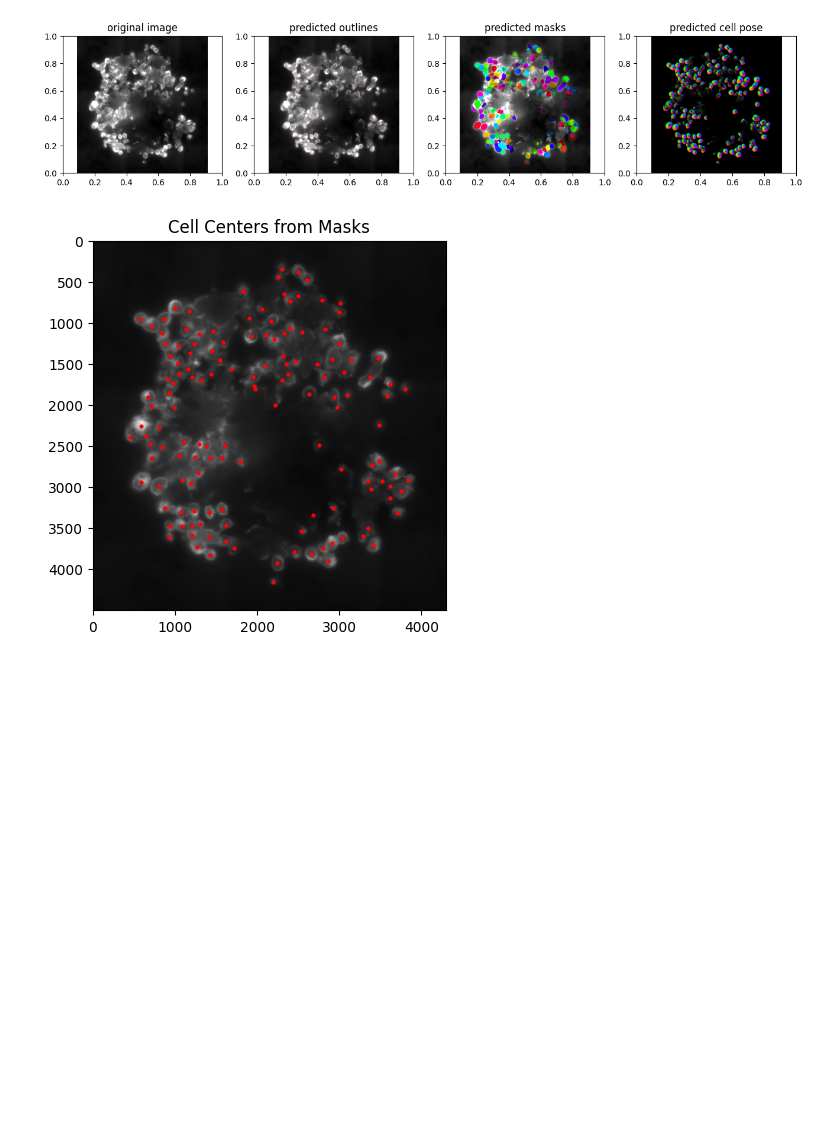
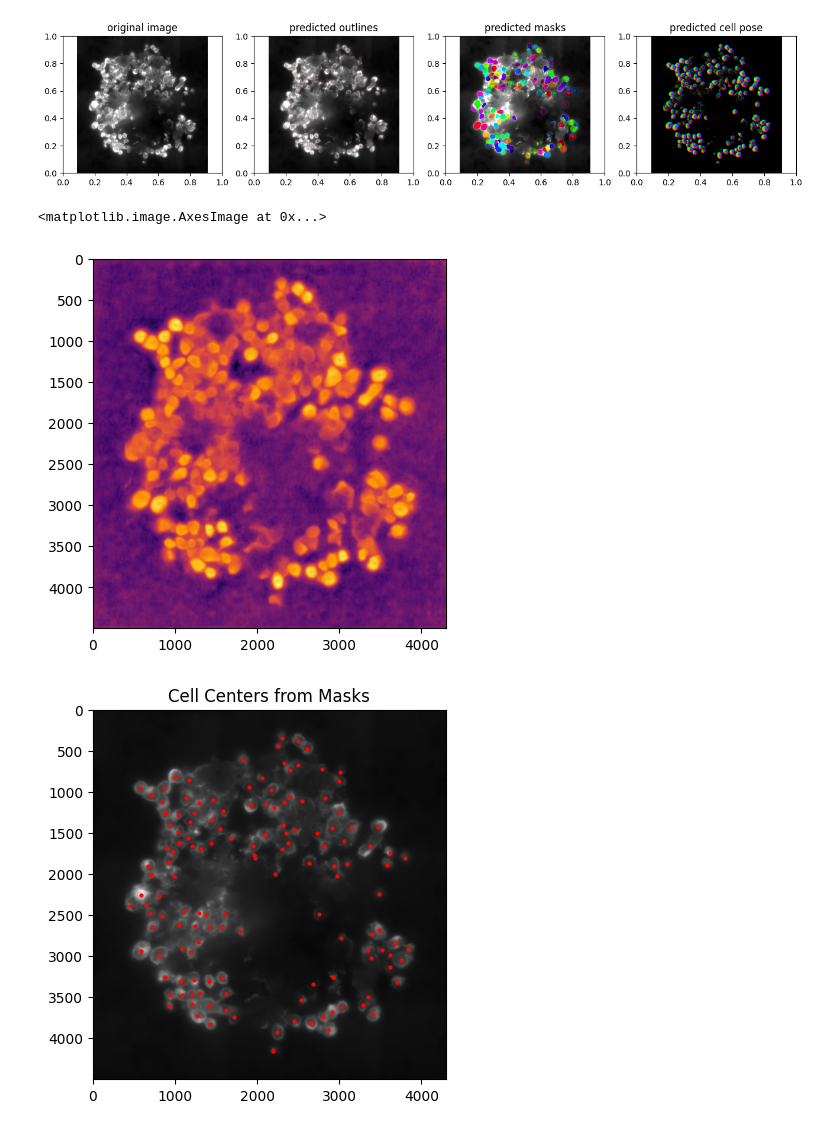
Before and after one commit to JaimeLesChats/IF_to_IMC, a Jupyter notebook: scripts/data_linking/img_reader.ipynb, the cells around one changed output. Saved outputs shown, nothing was run; the diff lists cells and outputs as text; code cells hidden in the pictures; blank space fills up the shorter version.

```diff
--- a/scripts/data_linking/img_reader.ipynb
+++ b/scripts/data_linking/img_reader.ipynb
@@ -72,6 +72,11 @@ plot.show_segmentation(fig,img, mask, flows[0], channels=[0,0],)
 plt.show()
 # %% [output]
 [figure]
+# %%
+plt.imshow(flows[2], cmap='inferno')
+# %% [output]
+<matplotlib.image.AxesImage at 0x...>
+[figure, added]
 # %%
 import numpy as np
 from scipy.ndimage import center_of_mass
```
Also changed, not shown: parts of 3 cells of this notebook, 2 other files.
